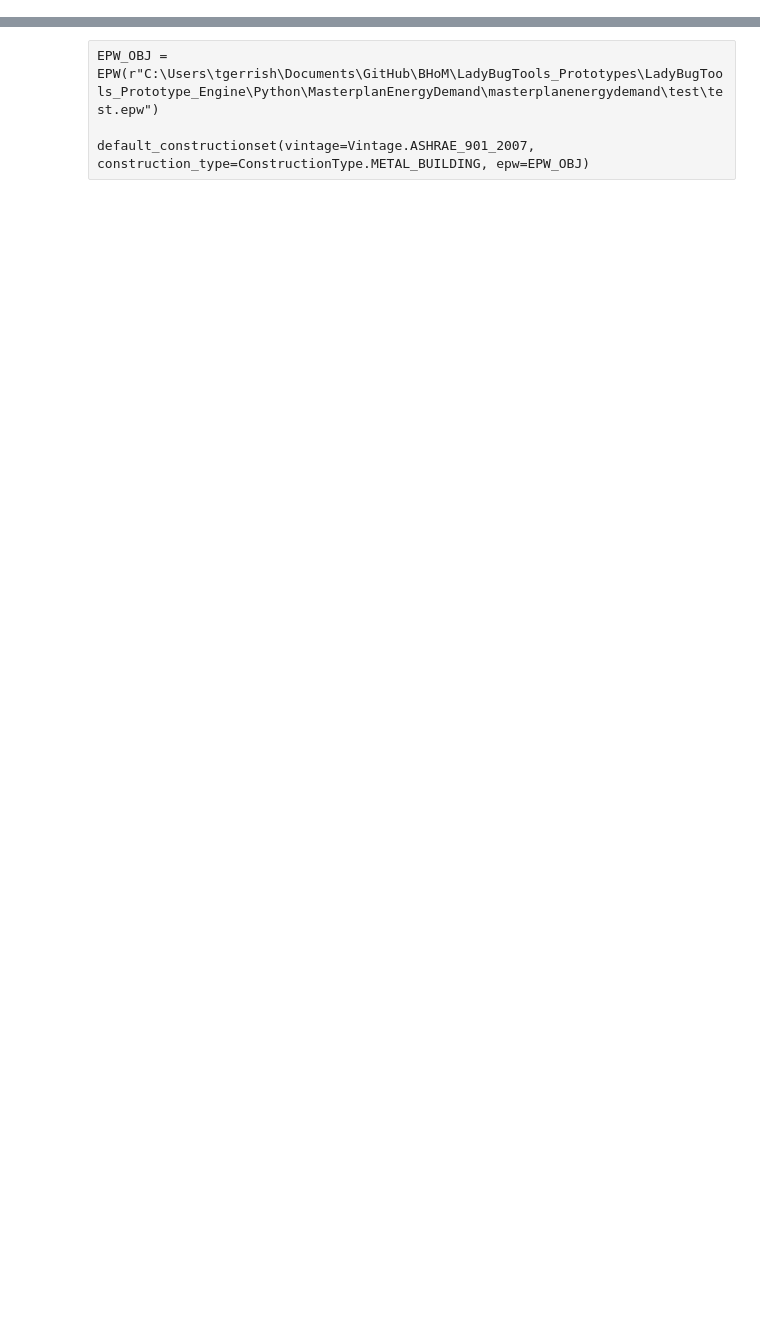
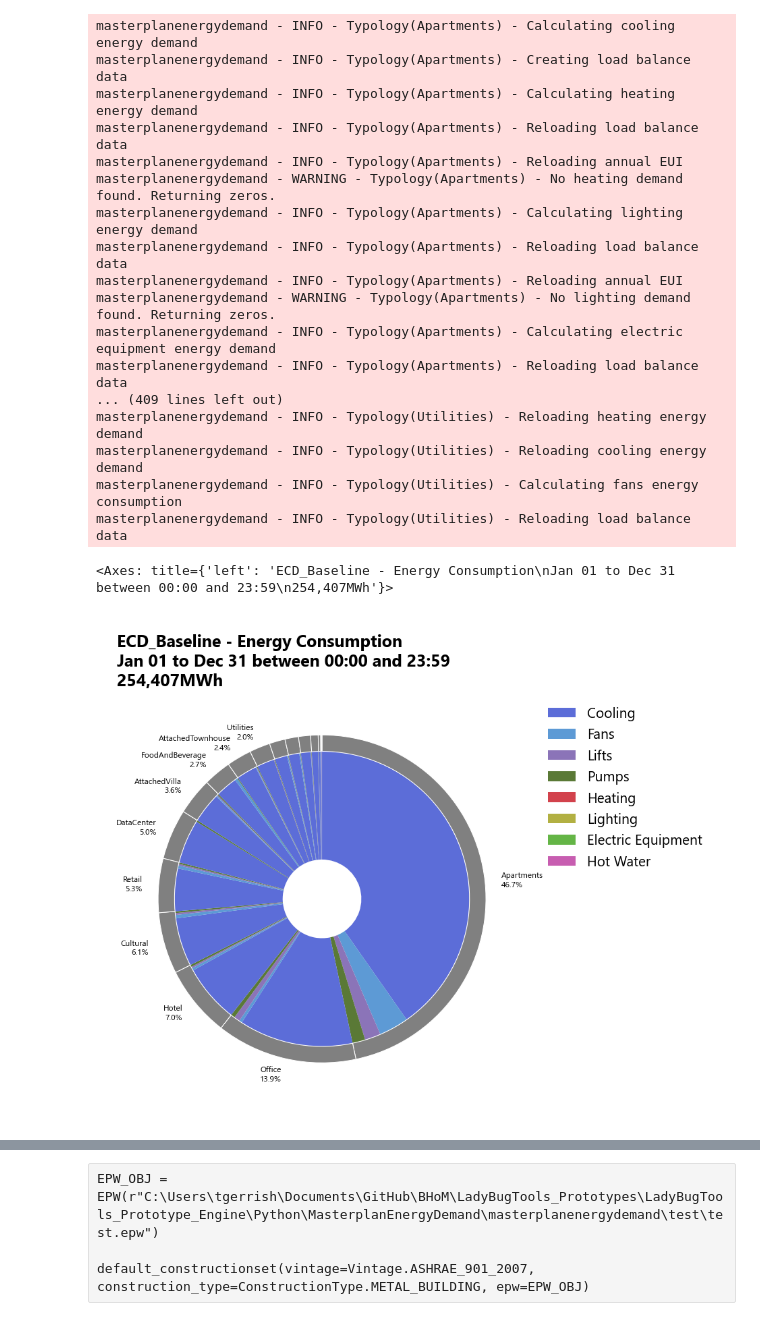
Before and after one commit to BHoM/LadyBugTools_Prototypes, a Jupyter notebook: LadyBugTools_Prototype_Engine/Python/MasterplanEnergyDemand/MasterplanEnergyDemand_Dev.ipynb, the cells around one changed output, grey strips where cells are left out. Cells and saved outputs as stored; diff of their text form; code cells hidden in the pictures; blank space fills up the shorter version.

```diff
--- a/LadyBugTools_Prototype_Engine/Python/MasterplanEnergyDemand/MasterplanEnergyDemand_Dev.ipynb
+++ b/LadyBugTools_Prototype_Engine/Python/MasterplanEnergyDemand/MasterplanEnergyDemand_Dev.ipynb
@@ -37,0 +35,22 @@ honeybee_energy - INFO - Successfully imported Honeybee-energy plugin: honeybee_
+# %%
+mped.plot_pie_distribution()
+# %% [output]
+masterplanenergydemand - INFO - Typology(Apartments) - Calculating cooling energy demand
+masterplanenergydemand - INFO - Typology(Apartments) - Creating load balance data
+masterplanenergydemand - INFO - Typology(Apartments) - Calculating heating energy demand
+masterplanenergydemand - INFO - Typology(Apartments) - Reloading load balance data
+masterplanenergydemand - INFO - Typology(Apartments) - Reloading annual EUI
+masterplanenergydemand - WARNING - Typology(Apartments) - No heating demand found. Returning zeros.
+masterplanenergydemand - INFO - Typology(Apartments) - Calculating lighting energy demand
+masterplanenergydemand - INFO - Typology(Apartments) - Reloading load balance data
+masterplanenergydemand - INFO - Typology(Apartments) - Reloading annual EUI
+masterplanenergydemand - WARNING - Typology(Apartments) - No lighting demand found. Returning zeros.
+masterplanenergydemand - INFO - Typology(Apartments) - Calculating electric equipment energy demand
+masterplanenergydemand - INFO - Typology(Apartments) - Reloading load balance data
+... (409 lines left out)
+masterplanenergydemand - INFO - Typology(Utilities) - Reloading heating energy demand
+masterplanenergydemand - INFO - Typology(Utilities) - Reloading cooling energy demand
+masterplanenergydemand - INFO - Typology(Utilities) - Calculating fans energy consumption
+masterplanenergydemand - INFO - Typology(Utilities) - Reloading load balance data
+<Axes: title={'left': 'ECD_Baseline - Energy Consumption\nJan 01 to Dec 31 between 00:00 and 23:59\n254,407MWh'}>
+[figure, added]
```
Also changed, not shown: parts of 109 cells of this notebook, 24 other files.
